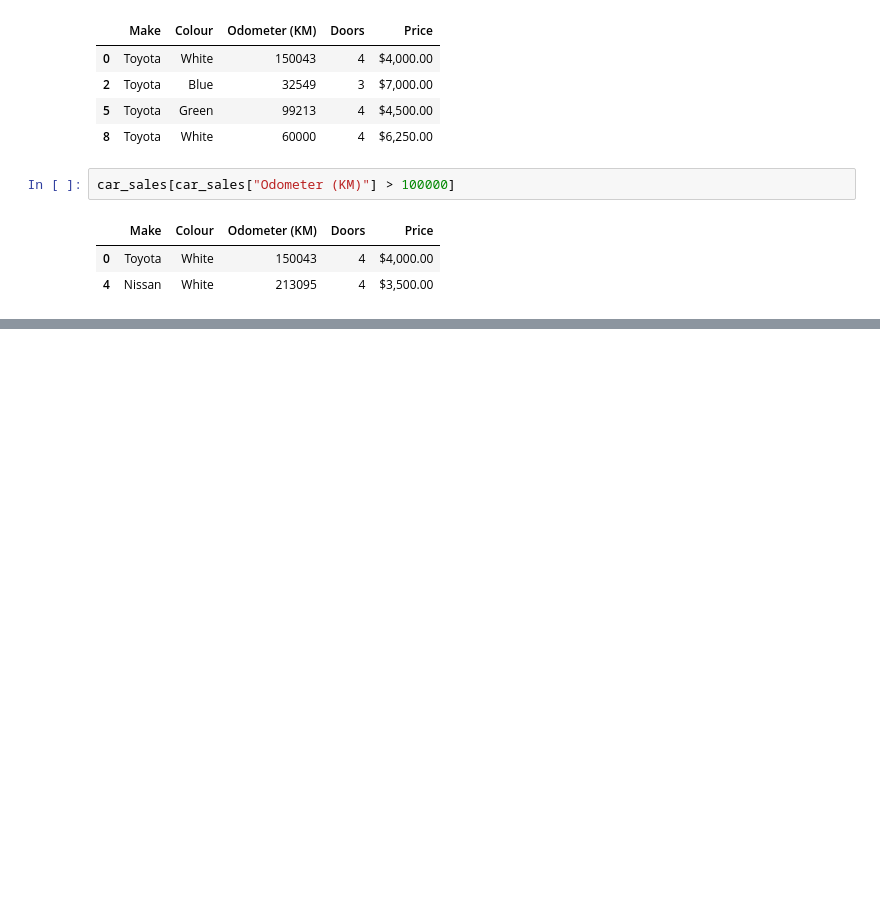
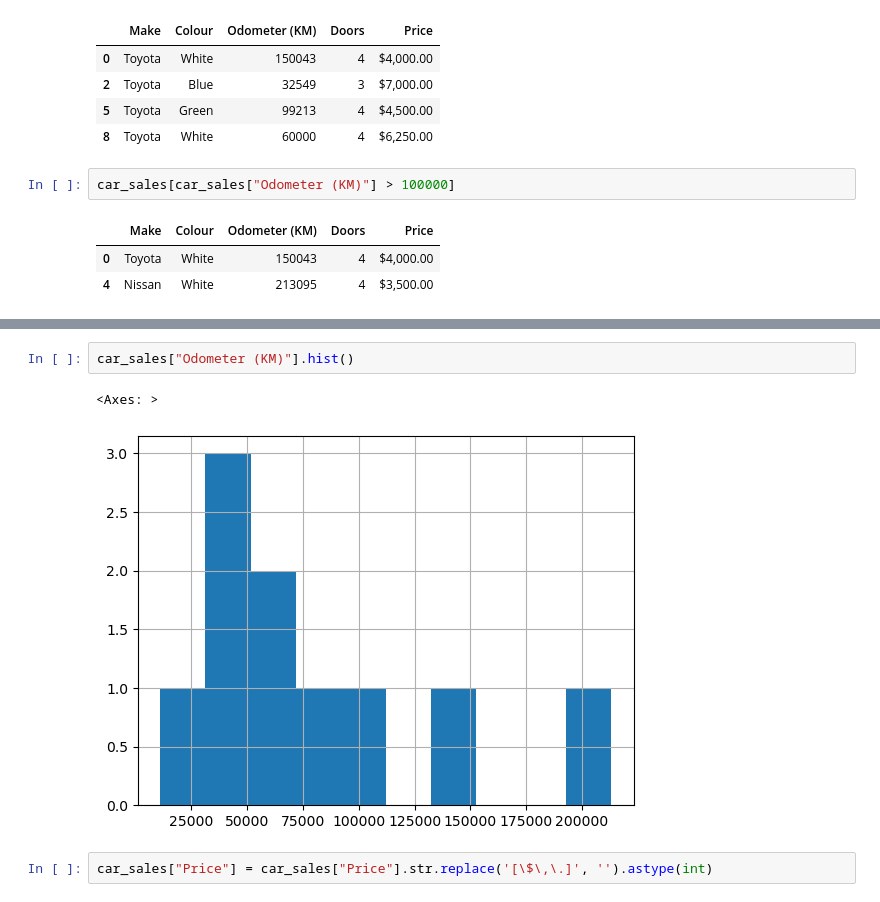
Before and after one commit to souravdev-eng/zero-to-mastery-ml-course, a Jupyter notebook: Introduction-to-pandas.ipynb, the cells around one changed output, grey strips where cells are left out. Cells and saved outputs as stored; diff of their text form; blank space fills up the shorter version.

```diff
--- a/Introduction-to-pandas.ipynb
+++ b/Introduction-to-pandas.ipynb
@@ -256,0 +281,7 @@ car_sales[car_sales["Odometer (KM)"] > 100000]
+# %%
+car_sales["Odometer (KM)"].hist()
+# %% [output]
+<Axes: >
+[figure, added]
+# %%
+car_sales["Price"] = car_sales["Price"].str.replace('[\$\,\.]', '').astype(int)
```
Also changed, not shown: parts of 25 cells of this notebook, 4 other files.
